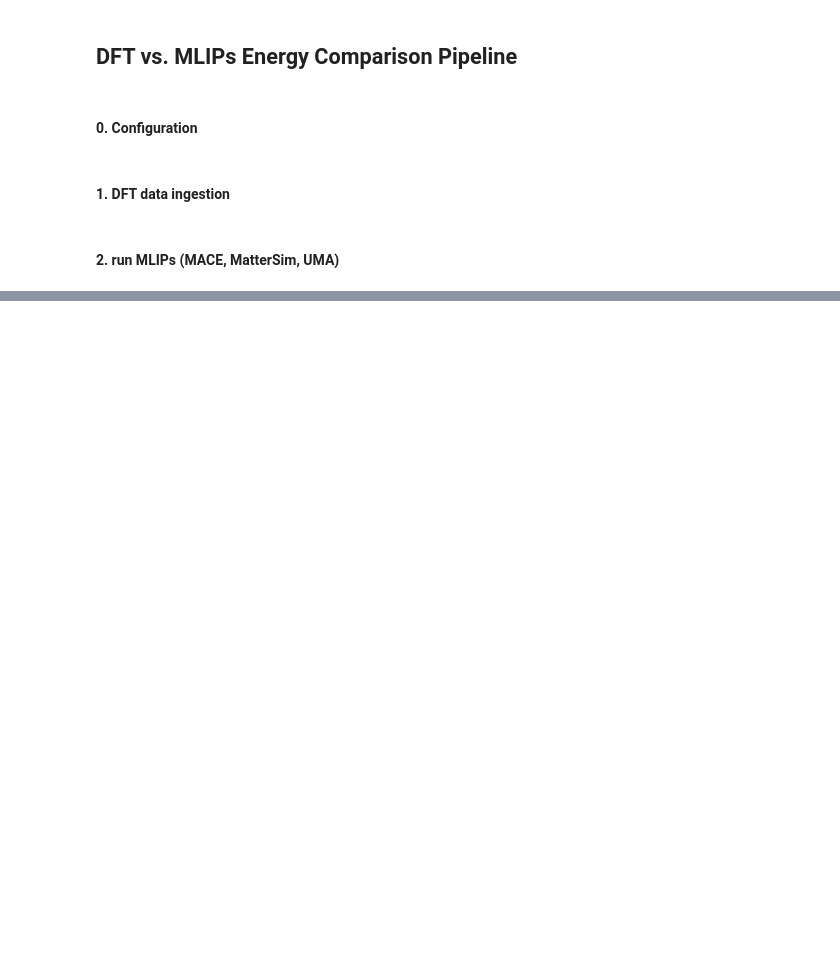
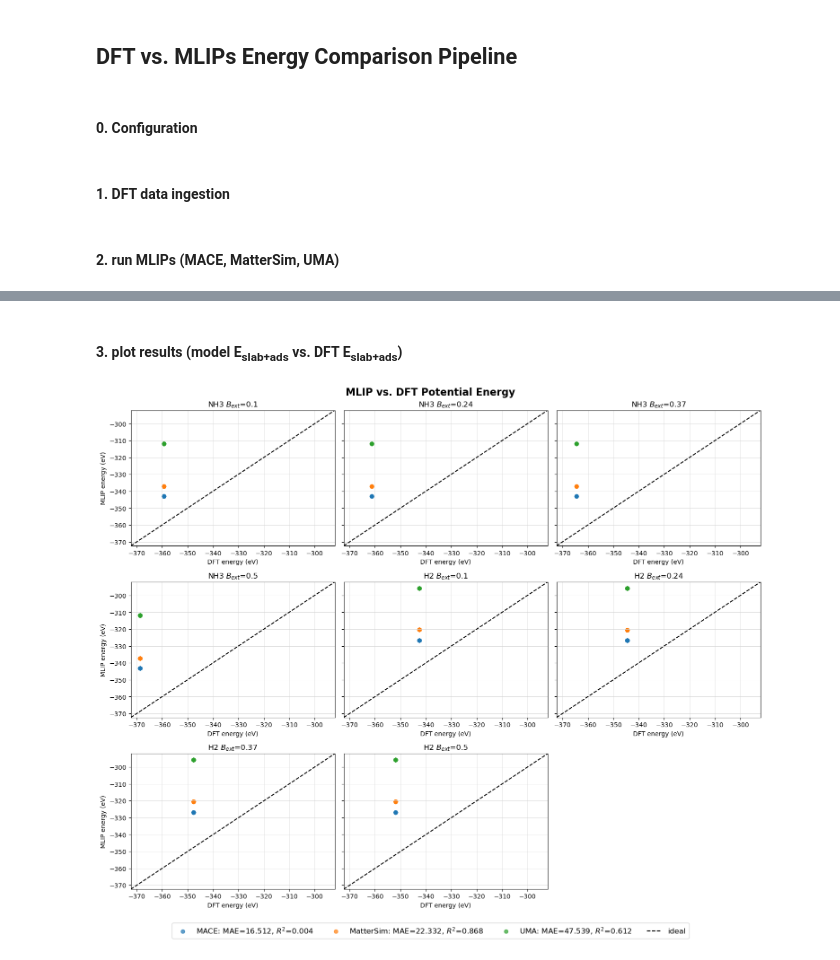
Before and after one commit to zbschwab/ml-catalysis-research, a Jupyter notebook: dft-mlips-comparison-pipline.ipynb, the cells around one changed output, grey strips where cells are left out. Cells and saved outputs as stored; diff of their text form; code cells hidden in the pictures; blank space fills up the shorter version.

Commit message:
plotted energy, relative energy, adsorption energy

```diff
--- a/dft-mlips-comparison-pipline.ipynb
+++ b/dft-mlips-comparison-pipline.ipynb
@@ -90,0 +105,66 @@ for run in RUNS:
+# %% [markdown]
+#### 3. plot results (model E<sub>slab+ads</sub> vs. DFT E<sub>slab+ads</sub>)
+# %%
+import math
+import matplotlib.pyplot as plt
+from scipy.stats import pearsonr
+
+ncols = min(len(RUNS), 3)
+nrows = math.ceil(len(RUNS) / 3)
+col_w = 5
+# %%
+for run in RUNS:
+    frames = read(run["xyz_ads"], index=":")
+    run["dft"] = {
+        "energies":    np.array([a.get_potential_energy() for a in frames]),
+        "slab_energy": read(run["xyz_slab"]).get_potential_energy(),
+        "gas_energy":  read(run["xyz_gas"]).get_potential_energy(),
+    }
+# %%
+# --- Figure 1: Parity ---
+fig1, axes1 = plt.subplots(nrows, ncols, figsize=(ncols*col_w, nrows*4))
+axes1 = np.array(axes1).flatten()
+fig1.suptitle("MLIP vs. DFT Potential Energy", fontsize=16, fontweight='semibold')
+
+# compute global limits
+all_e = [e for run in RUNS
+            for name, *_ in MODELS
+            for e in [run["dft"]["energies"],
+                    np.load(run["results"][name])["mlip_energies"]]]
+global_min = min(e.min() for e in all_e)
+global_max = max(e.max() for e in all_e)
+padding = (global_max - global_min) * 0.05
+global_min -= padding
+global_max += padding
+
+for i, run in enumerate(RUNS):
+    ax = axes1[i]
+    dft_e = run["dft"]["energies"]
+    for j, (name, *_) in enumerate(MODELS):
+        color = plt.cm.tab10(j)
+        mlip_e = np.load(run["results"][name])["mlip_energies"]
+        mae = np.mean(np.abs(mlip_e - dft_e))
+        mae = np.mean(np.abs(mlip_e - dft_e))
+        r2 = pearsonr(dft_e, mlip_e).statistic ** 2
+        ax.scatter(dft_e, mlip_e, alpha=0.7, color=color, label=f"{name}: MAE={mae:.3f}, $R^2$={r2:.3f}")        # ax.scatter(dft_e, mlip_e, alpha=0.7, color=color, label=f"{name} MAE={mae:.3f}")
+    ax.plot([global_min, global_max], [global_min, global_max], 'k--', label="ideal")
+    ax.set_xlim(global_min, global_max)
+    ax.set_ylim(global_min, global_max)
+    ax.grid(color='lightgrey', linewidth=0.5)
+    ax.set_title(f"{run['label']} $B_{{ext}}$={run['bext']}")
+    ax.set_xlabel("DFT energy (eV)")
+    if i % ncols == 0:
+        ax.set_ylabel("MLIP energy (eV)")
+    else:
+        ax.set_yticklabels([])
+
+for ax in axes1[len(RUNS):]:
+    ax.set_visible(False)
+
+handles, labels = axes1[0].get_legend_handles_labels()
+fig1.legend(handles, labels, loc='lower center', ncol=len(MODELS)+1, bbox_to_anchor=(0.5, -0.05), fontsize=12)
+
+plt.tight_layout()
+plt.show()
+# %% [output]
+[figure, added]
```
Also changed, not shown: parts of 3 cells of this notebook.
